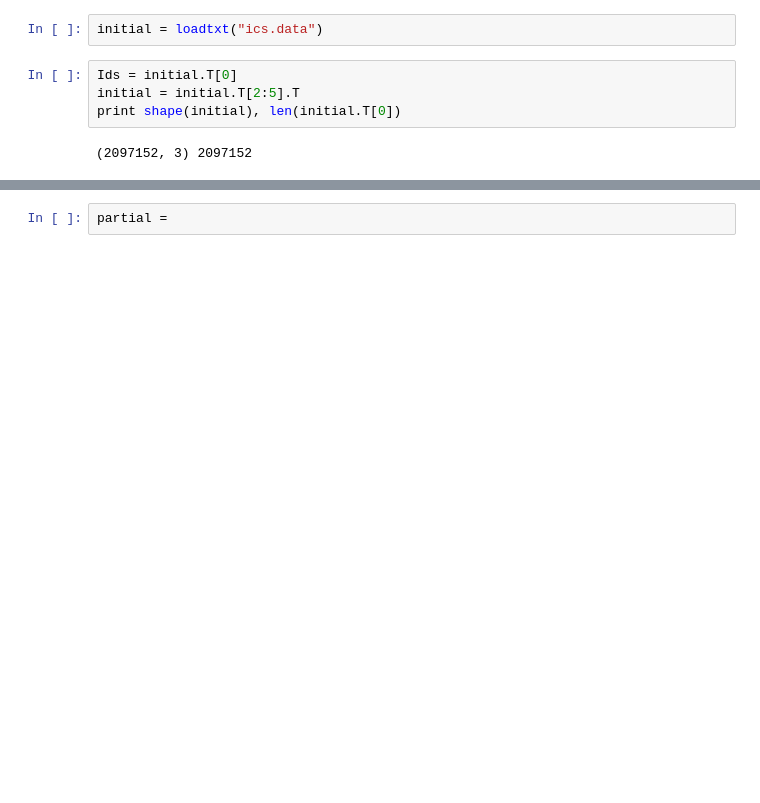
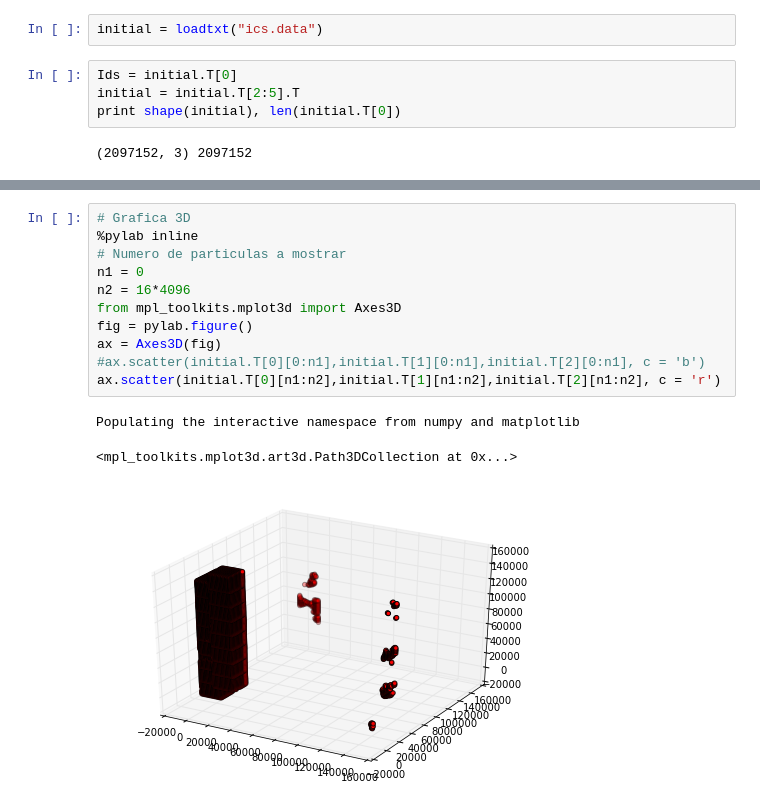
Before and after one commit to jdprada1760/N_Body_Density_Estimator, a Jupyter notebook: CompuMethods/Simulation_format.ipynb, the cells around one changed output, grey strips where cells are left out. Cells and saved outputs as stored; diff of their text form; blank space fills up the shorter version.

```diff
--- a/CompuMethods/Simulation_format.ipynb
+++ b/CompuMethods/Simulation_format.ipynb
@@ -25,2 +22,15 @@ show()
-# %%
-partial =
+# %%
+# Grafica 3D
+%pylab inline
+# Numero de particulas a mostrar
+n1 = 0
+n2 = 16*4096
+from mpl_toolkits.mplot3d import Axes3D
+fig = pylab.figure()
+ax = Axes3D(fig)
+#ax.scatter(initial.T[0][0:n1],initial.T[1][0:n1],initial.T[2][0:n1], c = 'b')
+ax.scatter(initial.T[0][n1:n2],initial.T[1][n1:n2],initial.T[2][n1:n2], c = 'r')
+# %% [output]
+Populating the interactive namespace from numpy and matplotlib
+<mpl_toolkits.mplot3d.art3d.Path3DCollection at 0x...>
+[figure, added]
```
Also changed, not shown: parts of 5 cells of this notebook.
